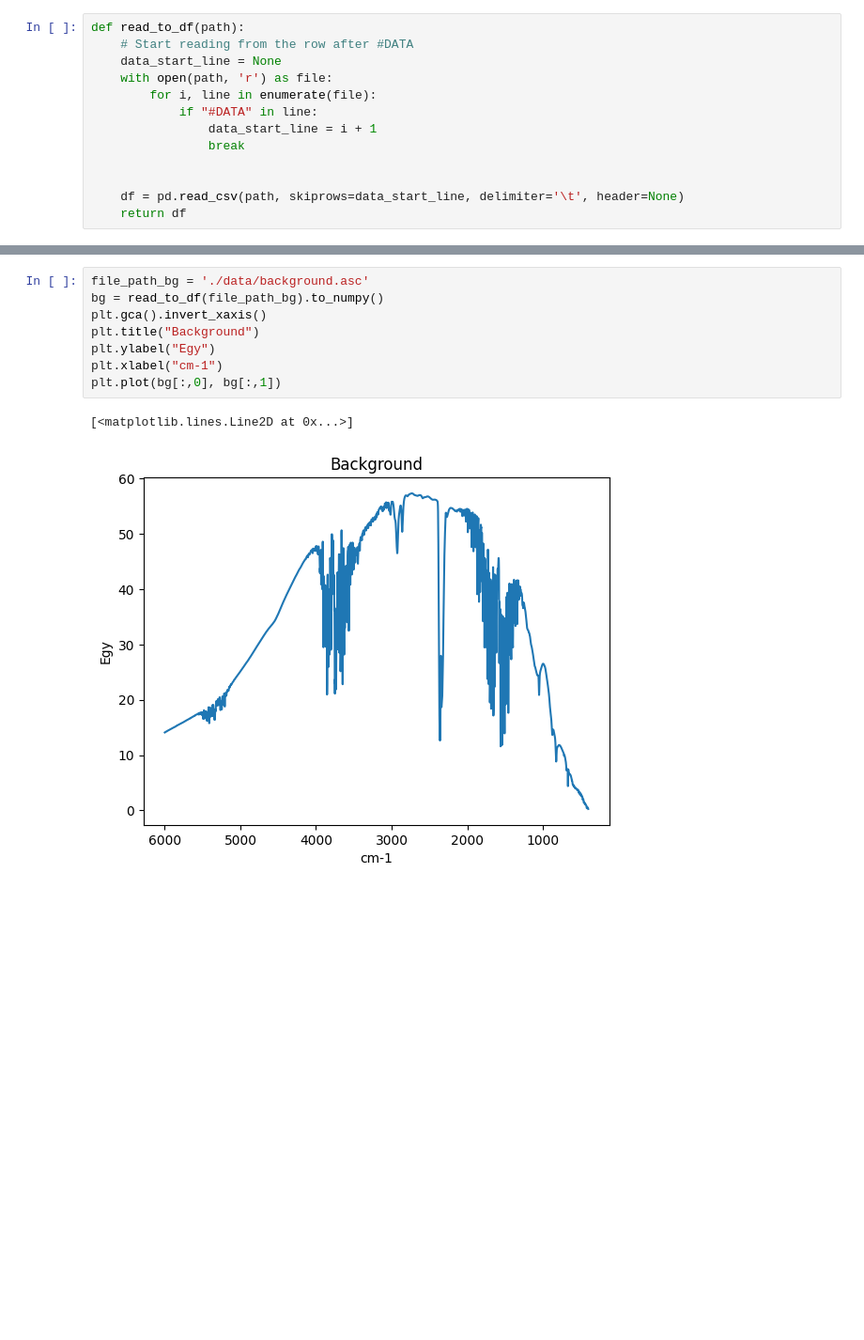
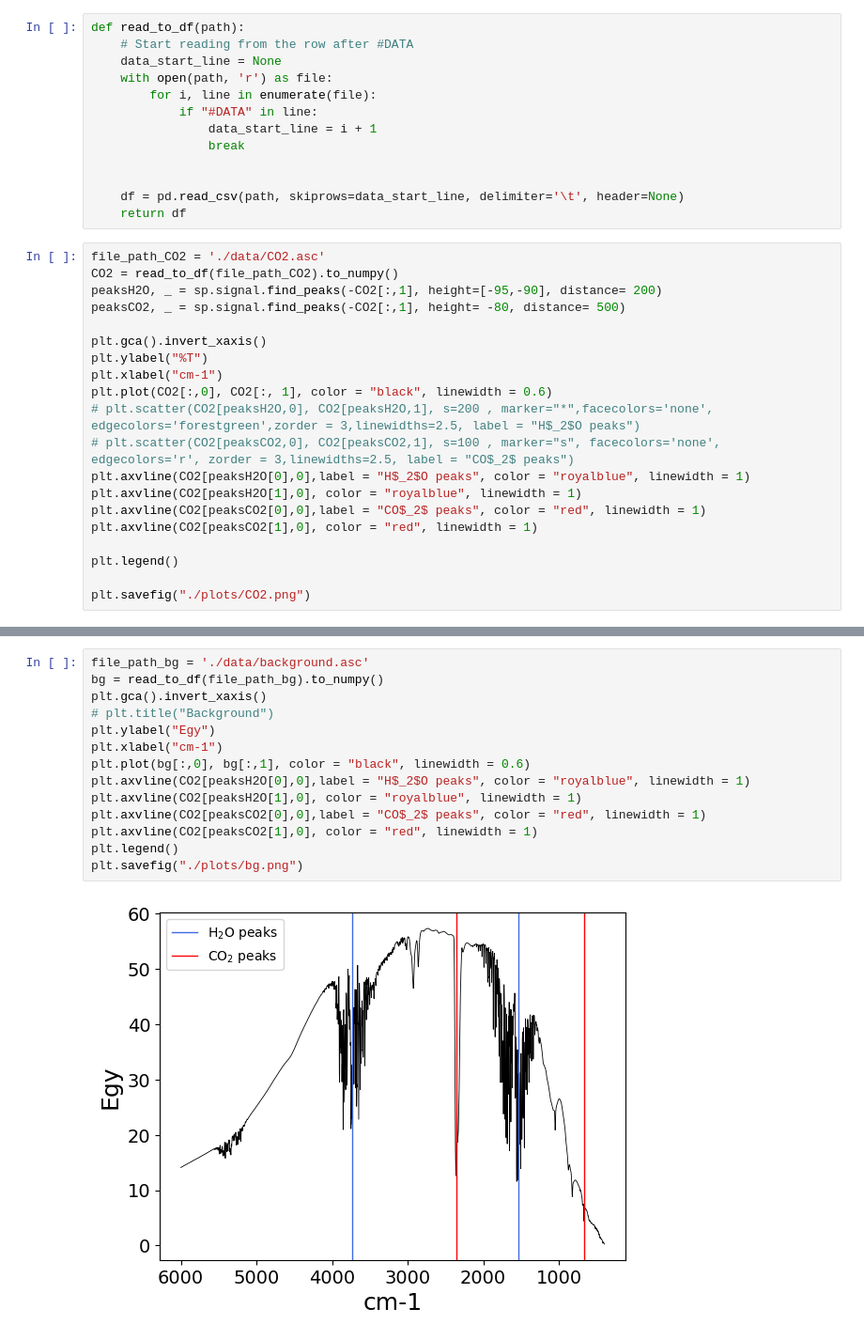
Before and after one commit to emilssp/Projects_v24, a Jupyter notebook: FTIR/readData.ipynb, the cells around one changed output, grey strips where cells are left out. Shown at 94% size. Saved outputs shown, nothing was run; the diff lists cells and outputs as text; blank space fills up the shorter version.

Commit message:
some nice graphs

```diff
--- a/FTIR/readData.ipynb
+++ b/FTIR/readData.ipynb
@@ -15,3 +16,23 @@ def read_to_df(path):
 
     df = pd.read_csv(path, skiprows=data_start_line, delimiter='\t', header=None)
     return df
+# %%
+file_path_CO2 = './data/CO2.asc'
+CO2 = read_to_df(file_path_CO2).to_numpy()
+peaksH2O, _ = sp.signal.find_peaks(-CO2[:,1], height=[-95,-90], distance= 200)
+peaksCO2, _ = sp.signal.find_peaks(-CO2[:,1], height= -80, distance= 500)
+
+plt.gca().invert_xaxis()
+plt.ylabel("%T")
+plt.xlabel("cm-1")
+plt.plot(CO2[:,0], CO2[:, 1], color = "black", linewidth = 0.6)
+# plt.scatter(CO2[peaksH2O,0], CO2[peaksH2O,1], s=200 , marker="*",facecolors='none', edgecolors='forestgreen',zorder = 3,linewidths=2.5, label = "H$_2$O peaks")
+# plt.scatter(CO2[peaksCO2,0], CO2[peaksCO2,1], s=100 , marker="s", facecolors='none', edgecolors='r', zorder = 3,linewidths=2.5, label = "CO$_2$ peaks")
+plt.axvline(CO2[peaksH2O[0],0],label = "H$_2$O peaks", color = "royalblue", linewidth = 1)
+plt.axvline(CO2[peaksH2O[1],0], color = "royalblue", linewidth = 1)
+plt.axvline(CO2[peaksCO2[0],0],label = "CO$_2$ peaks", color = "red", linewidth = 1)
+plt.axvline(CO2[peaksCO2[1],0], color = "red", linewidth = 1)
+
+plt.legend()
+
+plt.savefig("./plots/CO2.png")
@@ -18,11 +41,16 @@ def read_to_df(path):
 # %%
 file_path_bg = './data/background.asc'
 bg = read_to_df(file_path_bg).to_numpy()
 plt.gca().invert_xaxis()
-plt.title("Background")
+# plt.title("Background")
 plt.ylabel("Egy")
 plt.xlabel("cm-1")
-plt.plot(bg[:,0], bg[:,1])
+plt.plot(bg[:,0], bg[:,1], color = "black", linewidth = 0.6)
+plt.axvline(CO2[peaksH2O[0],0],label = "H$_2$O peaks", color = "royalblue", linewidth = 1)
+plt.axvline(CO2[peaksH2O[1],0], color = "royalblue", linewidth = 1)
+plt.axvline(CO2[peaksCO2[0],0],label = "CO$_2$ peaks", color = "red", linewidth = 1)
+plt.axvline(CO2[peaksCO2[1],0], color = "red", linewidth = 1)
+plt.legend()
+plt.savefig("./plots/bg.png")
 # %% [output]
-[<matplotlib.lines.Line2D at 0x...>]
-[figure, old version]
+[figure, new version]
```
Also changed, not shown: parts of 7 cells of this notebook, 6 other files.
